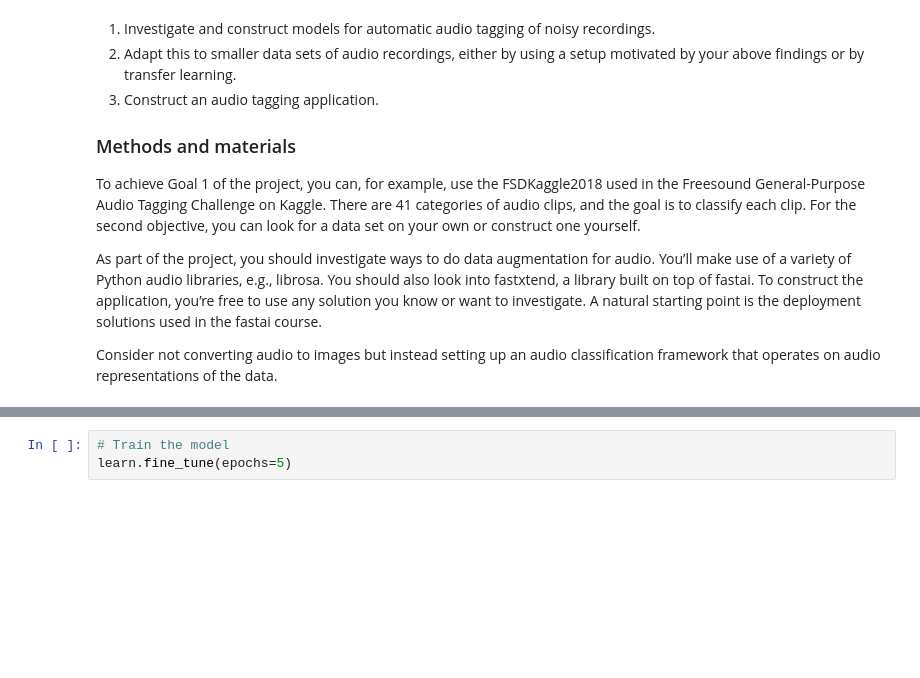
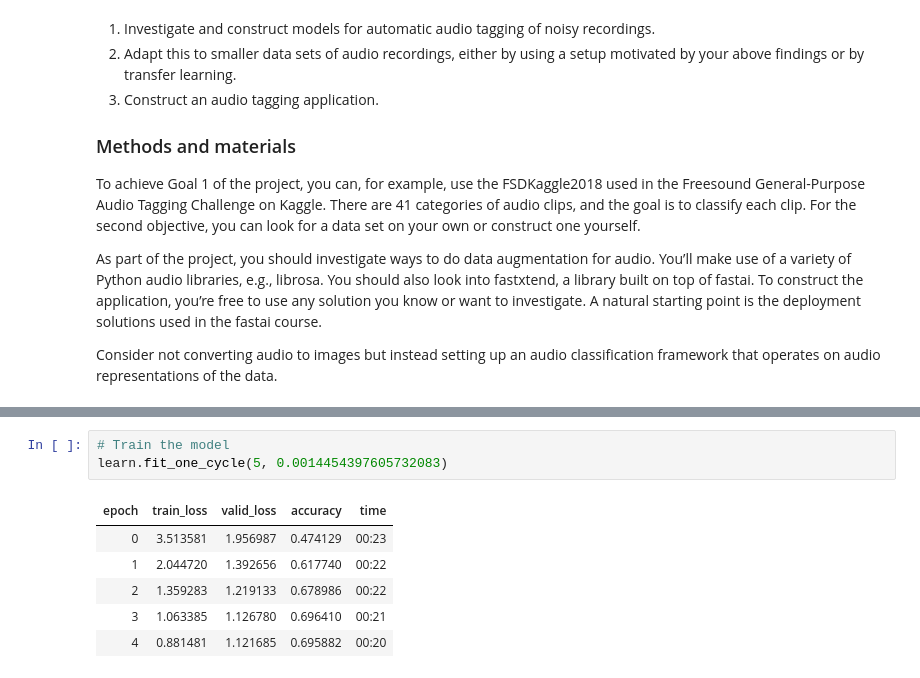
Before and after one commit to MrKiwey/audio-processing, a Jupyter notebook: deep-learning-and-audio-processing.ipynb, the cells around one changed output, grey strips where cells are left out. Drawn from its saved outputs; the diff is of its cells as text; blank space fills up the shorter version.

```diff
--- a/deep-learning-and-audio-processing.ipynb
+++ b/deep-learning-and-audio-processing.ipynb
@@ -134,3 +76,10 @@ executing.executing.NotOneValueFound: Expected one value, found 0
 # %%
 # Train the model
-learn.fine_tune(epochs=5)
+learn.fit_one_cycle(5, 0.0014454397605732083)
+# %% [output]
+| epoch | train_loss | valid_loss | accuracy | time |
+| 0 | 3.513581 | 1.956987 | 0.474129 | 00:23 |
+| 1 | 2.044720 | 1.392656 | 0.617740 | 00:22 |
+| 2 | 1.359283 | 1.219133 | 0.678986 | 00:22 |
+| 3 | 1.063385 | 1.126780 | 0.696410 | 00:21 |
+| 4 | 0.881481 | 1.121685 | 0.695882 | 00:20 |
```
Also changed, not shown: parts of 8 cells of this notebook.
